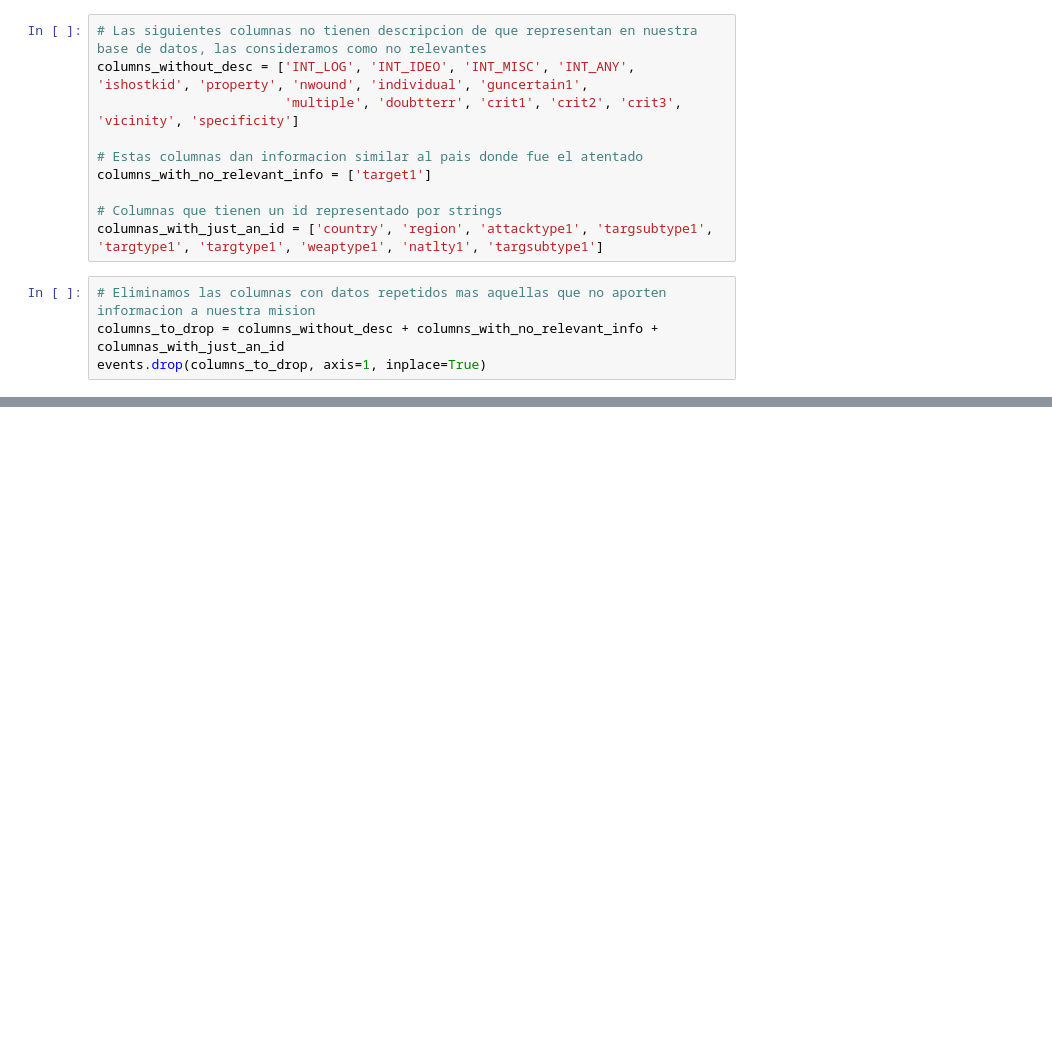
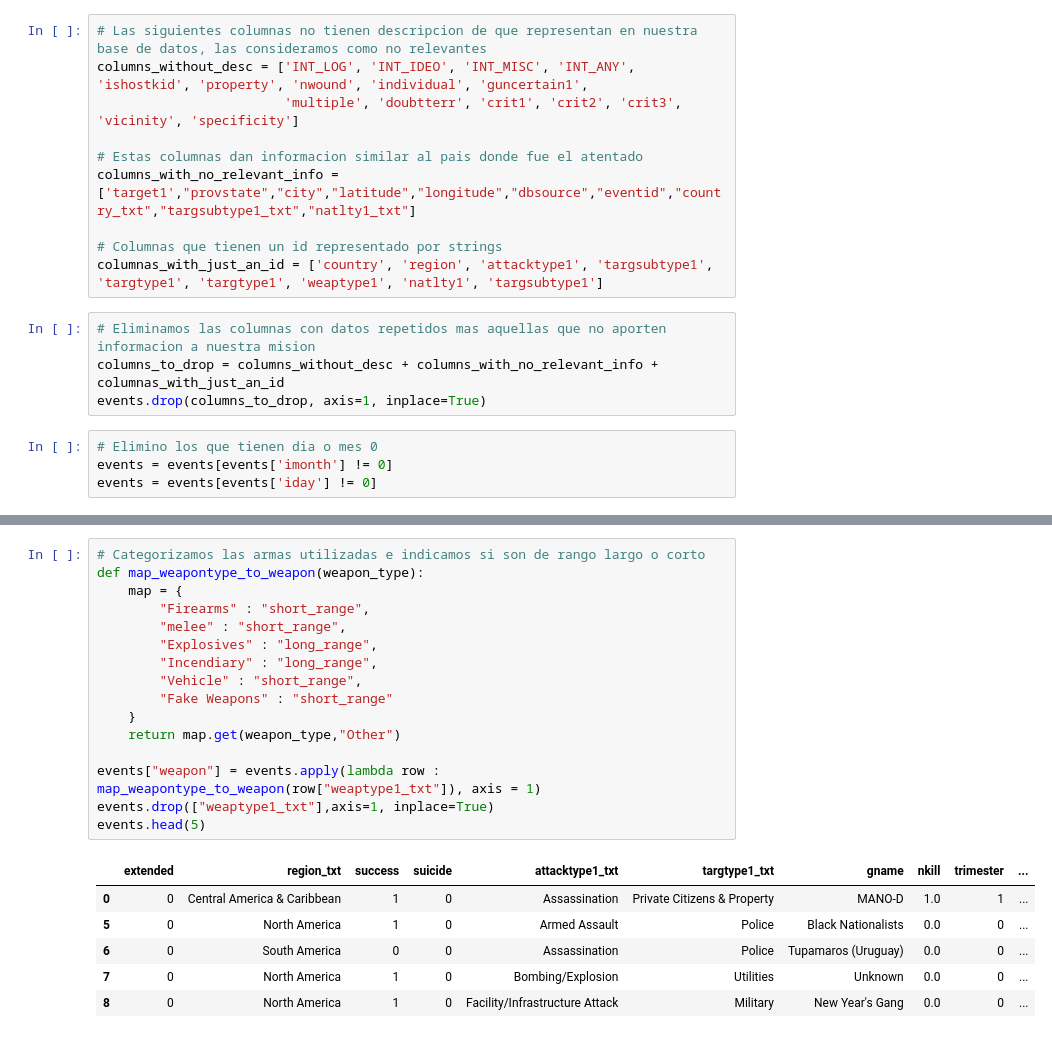
Before and after one commit to jowisaidman/TP_final_ISI, a Jupyter notebook: tp-final.ipynb, the cells around one changed output, grey strips where cells are left out. Drawn from its saved outputs; the diff is of its cells as text; blank space fills up the shorter version.

Commit message:
Categorizadas las columnas y dataset listo para entrenar

```diff
--- a/tp-final.ipynb
+++ b/tp-final.ipynb
@@ -348,7 +348,7 @@ columns_without_desc = ['INT_LOG', 'INT_IDEO', 'INT_MISC', 'INT_ANY', 'ishostkid
                         'multiple', 'doubtterr', 'crit1', 'crit2', 'crit3', 'vicinity', 'specificity']
 
 # Estas columnas dan informacion similar al pais donde fue el atentado
-columns_with_no_relevant_info = ['target1']
+columns_with_no_relevant_info = ['target1',"provstate","city","latitude","longitude","dbsource","eventid","country_txt","targsubtype1_txt","natlty1_txt"]
 
 # Columnas que tienen un id representado por strings
 columnas_with_just_an_id = ['country', 'region', 'attacktype1', 'targsubtype1', 'targtype1', 'targtype1', 'weaptype1', 'natlty1', 'targsubtype1']
@@ -356,6 +356,10 @@ columnas_with_just_an_id = ['country', 'region', 'attacktype1', 'targsubtype1',
 # Eliminamos las columnas con datos repetidos mas aquellas que no aporten informacion a nuestra mision
 columns_to_drop = columns_without_desc + columns_with_no_relevant_info + columnas_with_just_an_id
 events.drop(columns_to_drop, axis=1, inplace=True)
+# %%
+# Elimino los que tienen dia o mes 0
+events = events[events['imonth'] != 0]
+events = events[events['iday'] != 0]
 # %%
 # Total de columnas restantes
 events.shape
@@ -403,0 +438,23 @@ plt.show()
+# %%
+# Categorizamos las armas utilizadas e indicamos si son de rango largo o corto
+def map_weapontype_to_weapon(weapon_type):
+    map = {
+        "Firearms" : "short_range",
+        "melee" : "short_range",
+        "Explosives" : "long_range",
+        "Incendiary" : "long_range",
+        "Vehicle" : "short_range",
+        "Fake Weapons" : "short_range"
+    }
+    return map.get(weapon_type,"Other")
+
+events["weapon"] = events.apply(lambda row : map_weapontype_to_weapon(row["weaptype1_txt"]), axis = 1)
+events.drop(["weaptype1_txt"],axis=1, inplace=True)
+events.head(5)
+# %% [output]
+|  | extended | region_txt | success | suicide | attacktype1_txt | targtype1_txt | gname | nkill | trimester | ... |
+| 0 | 0 | Central America & Caribbean | 1 | 0 | Assassination | Private Citizens & Property | MANO-D | 1.0 | 1 | ... |
+| 5 | 0 | North America | 1 | 0 | Armed Assault | Police | Black Nationalists | 0.0 | 0 | ... |
+| 6 | 0 | South America | 0 | 0 | Assassination | Police | Tupamaros (Uruguay) | 0.0 | 0 | ... |
+| 7 | 0 | North America | 1 | 0 | Bombing/Explosion | Utilities | Unknown | 0.0 | 0 | ... |
+| 8 | 0 | North America | 1 | 0 | Facility/Infrastructure Attack | Military | New Year's Gang | 0.0 | 0 | ... |
```
Also changed, not shown: parts of 12 cells of this notebook, 1 other file.
